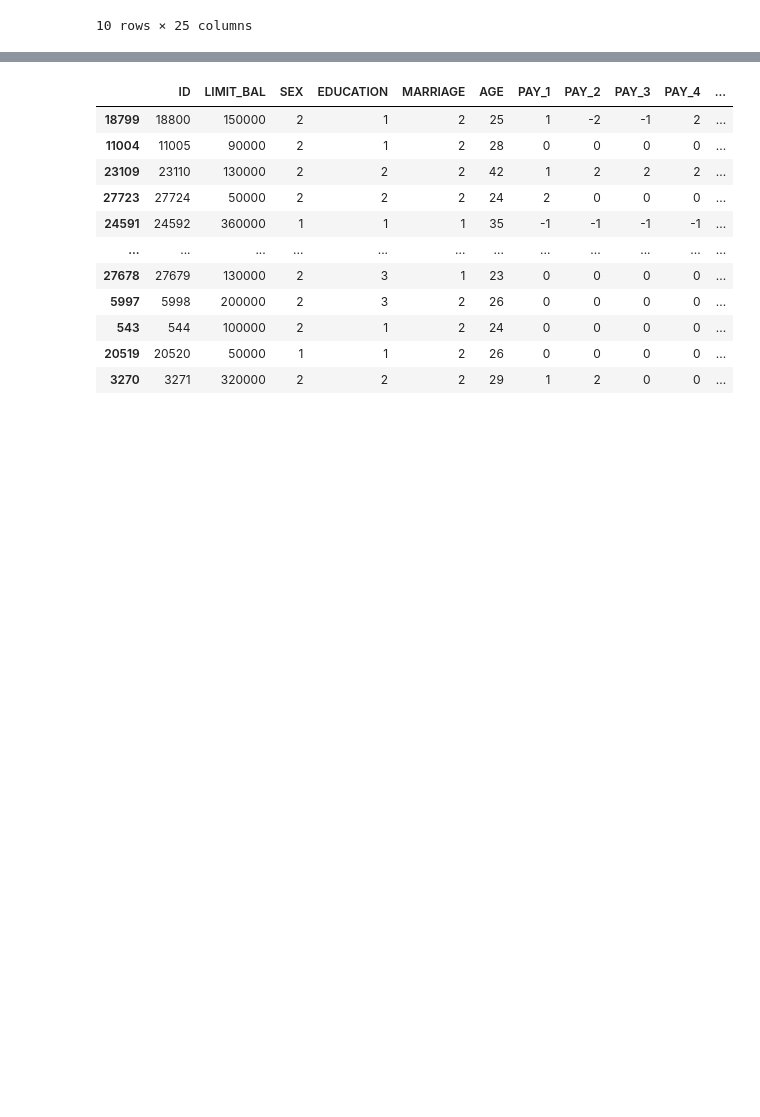
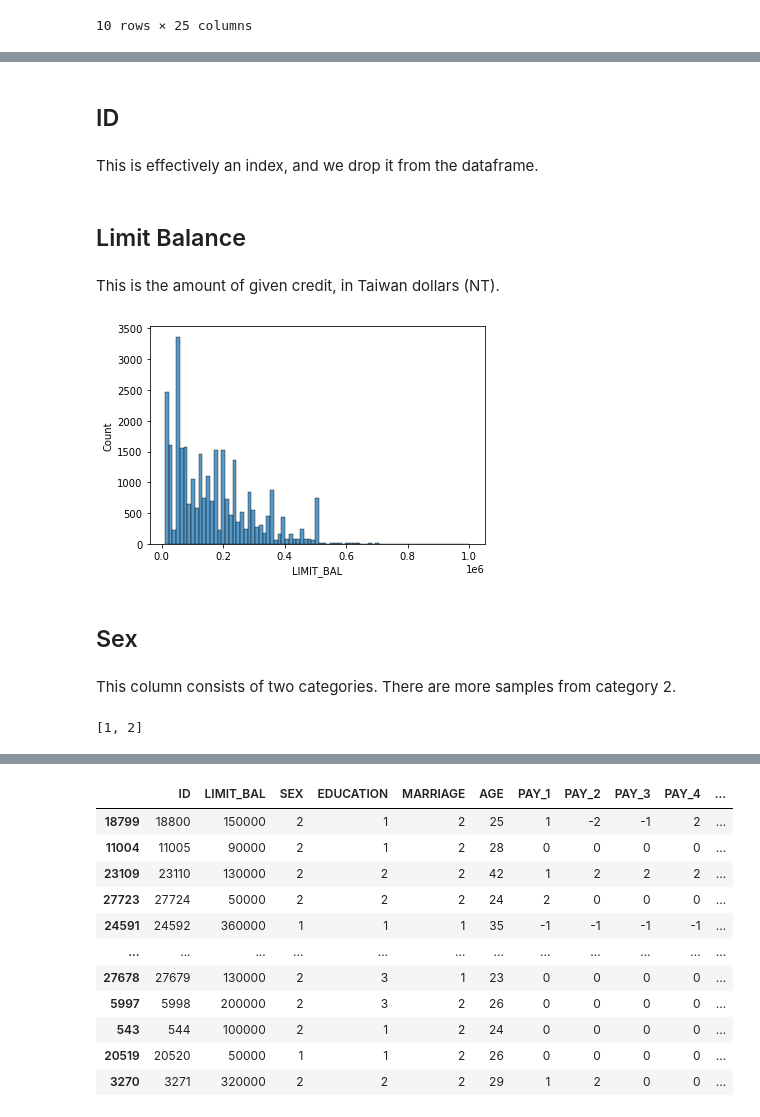
Before and after one commit to Responsible-Lenders/credit-default, a Jupyter notebook: EDA.ipynb, the cells around one changed output, grey strips where cells are left out. Drawn from its saved outputs; the diff is of its cells as text; code cells hidden in the pictures; blank space fills up the shorter version.

```diff
--- a/EDA.ipynb
+++ b/EDA.ipynb
@@ -63,0 +69,23 @@ memory usage: 5.7 MB
+# %% [markdown]
+## ID
+# %% [markdown]
+This is effectively an index, and we drop it from the dataframe.
+# %%
+df=df.drop(columns=['ID'])
+# %% [markdown]
+## Limit Balance
+# %% [markdown]
+This is the amount of given credit, in Taiwan dollars (NT).
+# %%
+sns.histplot(data=df, x='LIMIT_BAL')
+plt.show()
+# %% [output]
+[figure, added]
+# %% [markdown]
+## Sex
+# %% [markdown]
+This column consists of two categories. There are more samples from category 2.
+# %%
+sorted(df['SEX'].unique())
+# %% [output]
+[1, 2]
```
Also changed, not shown: parts of 46 cells of this notebook.
